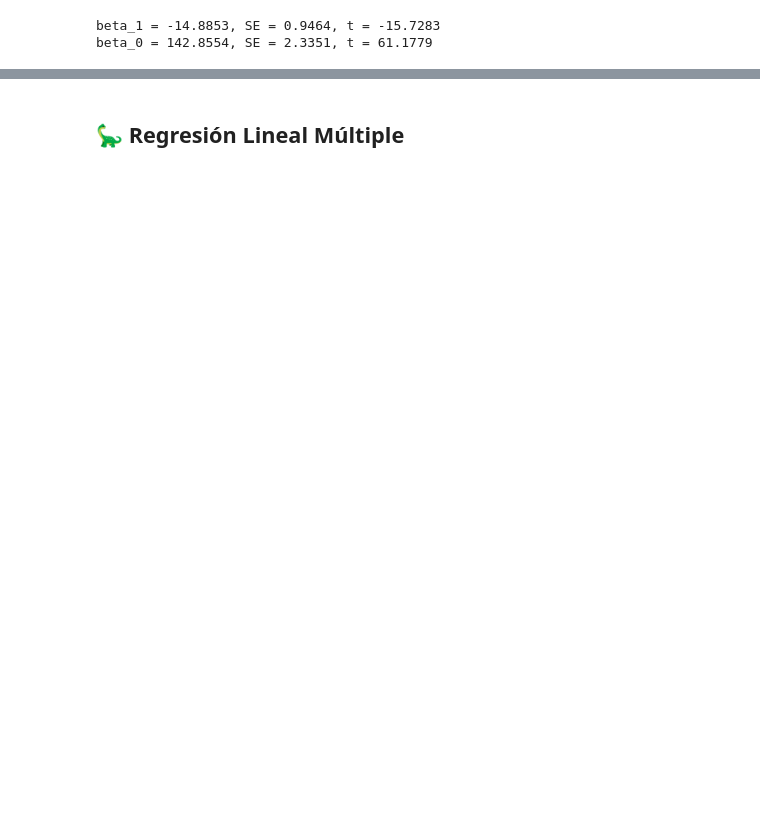
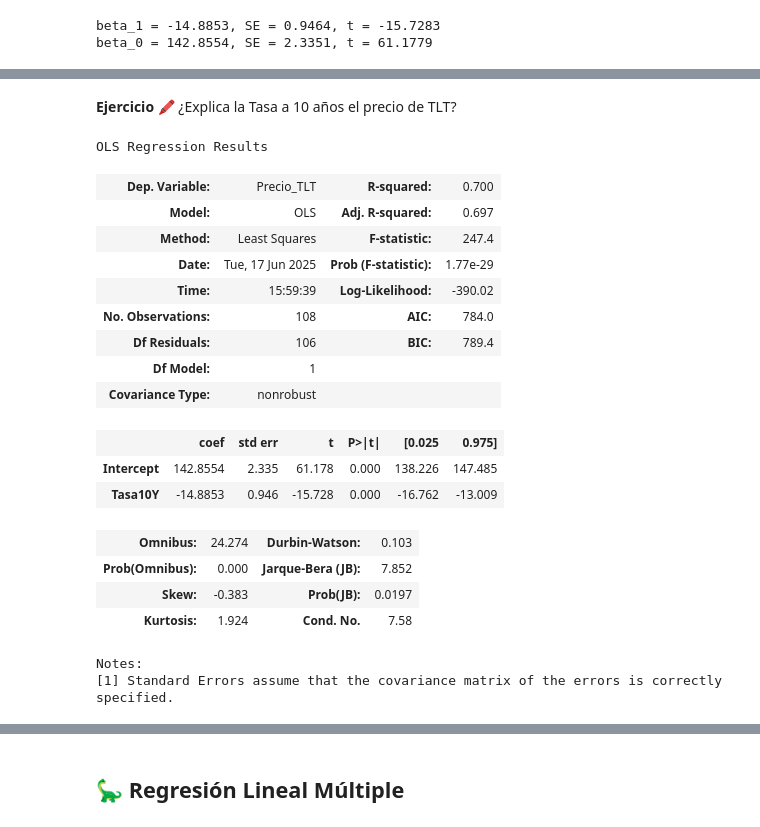
Before and after one commit to anmedinas/DS_Finance, a Jupyter notebook: clase_06/regression.ipynb, the cells around one changed output, grey strips where cells are left out. Cells and saved outputs as stored; diff of their text form; code cells hidden in the pictures; blank space fills up the shorter version.

```diff
--- a/clase_06/regression.ipynb
+++ b/clase_06/regression.ipynb
@@ -857,0 +982,25 @@ model.scale
+# %% [markdown]
+**Ejercicio 🖍️** ¿Explica la Tasa a 10 años el precio de TLT?
+# %%
+model = smf.ols(formula = 'Precio_TLT ~ Tasa10Y', data = df).fit()
+model.summary()
+# %% [output]
+OLS Regression Results
+| Dep. Variable: | Precio_TLT | R-squared: | 0.700 |
+| Model: | OLS | Adj. R-squared: | 0.697 |
+| Method: | Least Squares | F-statistic: | 247.4 |
+| Date: | Tue, 17 Jun 2025 | Prob (F-statistic): | 1.77e-29 |
+| Time: | 15:59:39 | Log-Likelihood: | -390.02 |
+| No. Observations: | 108 | AIC: | 784.0 |
+| Df Residuals: | 106 | BIC: | 789.4 |
+| Df Model: | 1 |  |  |
+| Covariance Type: | nonrobust |  |  |
+|  | coef | std err | t | P>|t| | [0.025 | 0.975] |
+| Intercept | 142.8554 | 2.335 | 61.178 | 0.000 | 138.226 | 147.485 |
+| Tasa10Y | -14.8853 | 0.946 | -15.728 | 0.000 | -16.762 | -13.009 |
+| Omnibus: | 24.274 | Durbin-Watson: | 0.103 |
+| Prob(Omnibus): | 0.000 | Jarque-Bera (JB): | 7.852 |
+| Skew: | -0.383 | Prob(JB): | 0.0197 |
+| Kurtosis: | 1.924 | Cond. No. | 7.58 |
+Notes:
+[1] Standard Errors assume that the covariance matrix of the errors is correctly specified.
```
Also changed, not shown: parts of 33 cells of this notebook.
